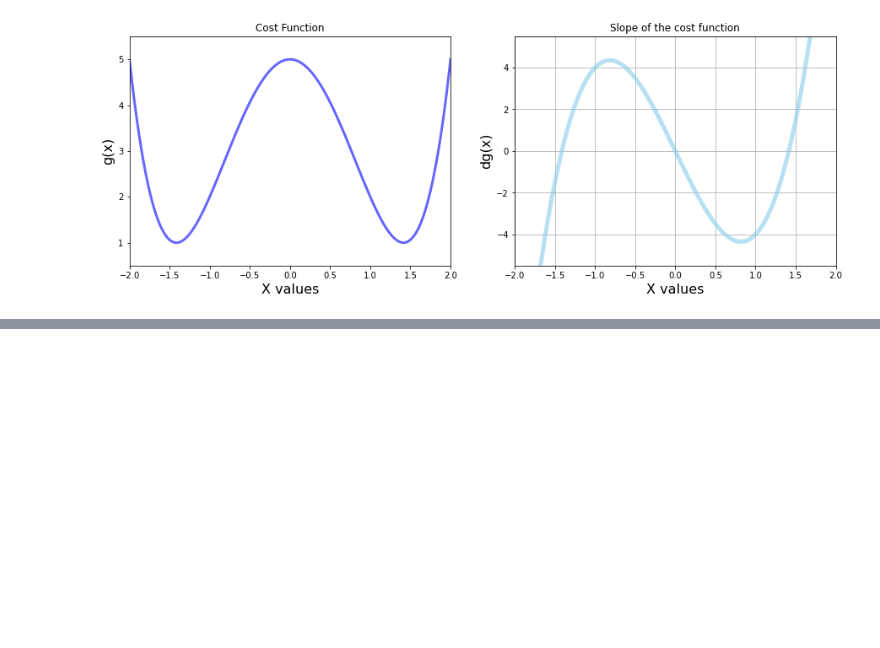
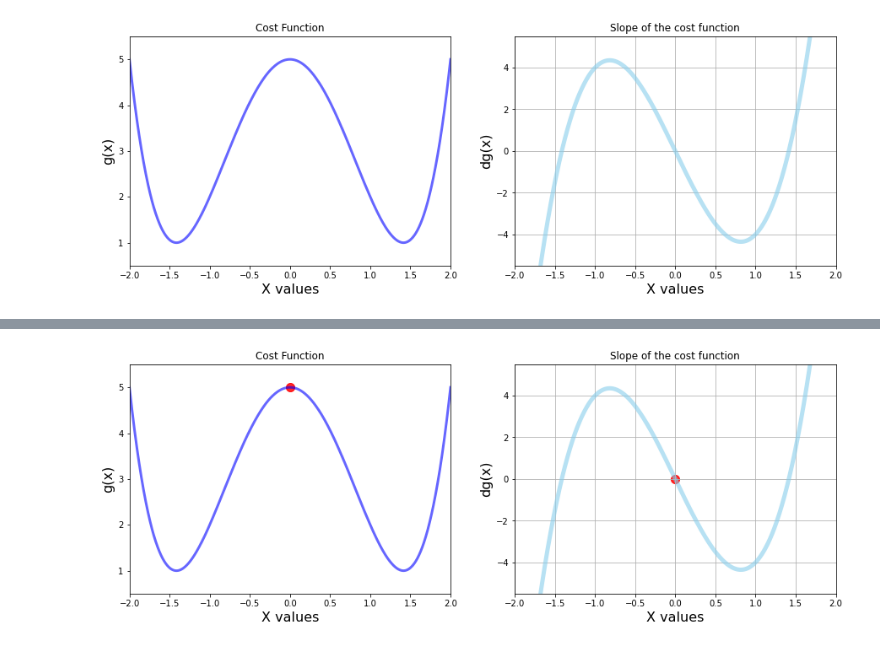
Before and after one commit to julioreis-dev/data_science, a Jupyter notebook: gradient_descent.ipynb, the cells around one changed output, grey strips where cells are left out. Cells and saved outputs as stored; diff of their text form; code cells hidden in the pictures; blank space fills up the shorter version.

```diff
--- a/gradient_descent.ipynb
+++ b/gradient_descent.ipynb
@@ -157,8 +157,8 @@ plt.show()
 # %%
 def gradient_descent(derivative_func, initial_guess, multiplier=0.02, precision=0.001):
   new_x = initial_guess
-  x_list = []
-  slope_list = []
+  x_list = [new_x]
+  slope_list = [derivative_func(new_x)]
   for n in range(500):
     previus_x = new_x
     gradient = derivative_func(previus_x)
@@ -182,25 +182,31 @@ Number of steps: 22
 # %%
+local_min, list_x, deriv_list = gradient_descent(dg, 0)
+
 plt.figure(figsize=(15, 5))
 
 # 1 charts: Cost function
 plt.subplot(1, 2, 1)
+
 plt.plot(x_2, g(x_2), color='blue', linewidth=3, alpha=0.6)
 plt.title('Cost Function')
 plt.xlabel('X values', fontsize=16)
 plt.ylabel('g(x)', fontsize=16)
 plt.xlim(-2, 2)
 plt.ylim(0.5, 5.5)
-# plt.scatter(x_2, g(x_2), color='red', s=100, alpha=0.2)
+plt.scatter(list_x, g(np.array(list_x)), color='red', s=100, alpha=0.6)
 
 # 2 charts: Derivative
 plt.subplot(1, 2, 2)
 plt.title('Slope of the cost function')
 plt.xlabel('X values', fontsize=16)
 plt.ylabel('dg(x)', fontsize=16)
 plt.xlim(-2, 2)
 plt.ylim(-5.5, 5.5)
+
 plt.plot(x_2, dg(x_2), color='skyblue', linewidth=5, alpha=0.6)
-# plt.scatter(x_2, dg(x_2), color='red', s=100, alpha=0.6)
+plt.scatter(list_x, np.array(deriv_list), color='red', s=100, alpha=0.6)
 plt.grid()
 
 plt.show()
+# %% [output]
+[figure, added]
```
Also changed, not shown: parts of 2 cells of this notebook.
